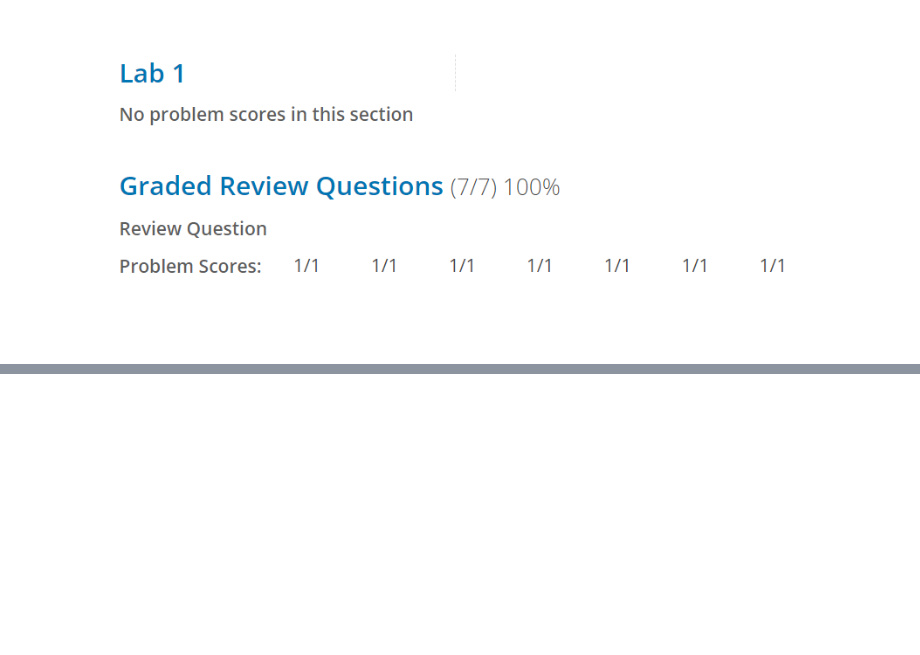
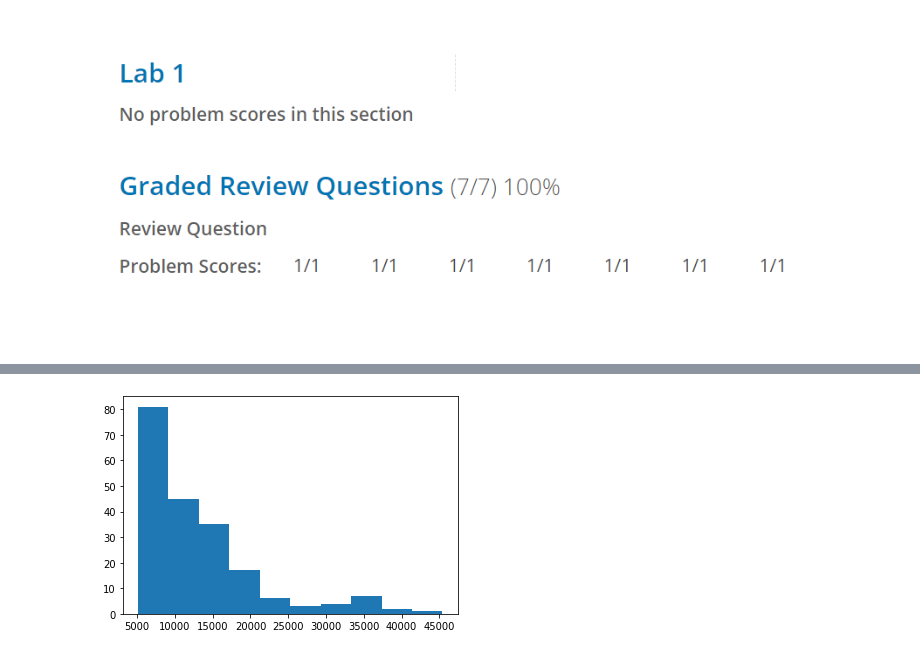
Before and after one commit to PosgradoMNA/actividades-de-aprendizaje-lauramh018, a Jupyter notebook: Data_Analysis_with_python.ipynb, the cells around one changed output, grey strips where cells are left out. Drawn from its saved outputs; the diff is of its cells as text; code cells hidden in the pictures; blank space fills up the shorter version.

```diff
--- a/Data_Analysis_with_python.ipynb
+++ b/Data_Analysis_with_python.ipynb
@@ -103,0 +252,11 @@ Image(filename='grades.png')
+# %%
+# Min- Max
+data["length"]= (data["length"]-data["length"].min()) / (data["length"].max() - data["length"].min() )
+# %%
+# Z score
+data["length"]= (data["length"]-data["length"].mean()) / data["length"].std()
+# %%
+bins = np.linspace(min(data["price"]),max(data["price"]),4)
+group_names = ["Low","Medium","High"]
+# %%
+data["price-binned"]=pd.cut(data["price"], bins, labels=group_names, include_lowest=True)
@@ -103,0 +279,5 @@ Image(filename='grades.png')
+# %%
+plt.hist(data["price"])
+plt.show()
+# %% [output]
+[figure, added]
```
Also changed, not shown: parts of 25 cells of this notebook.
